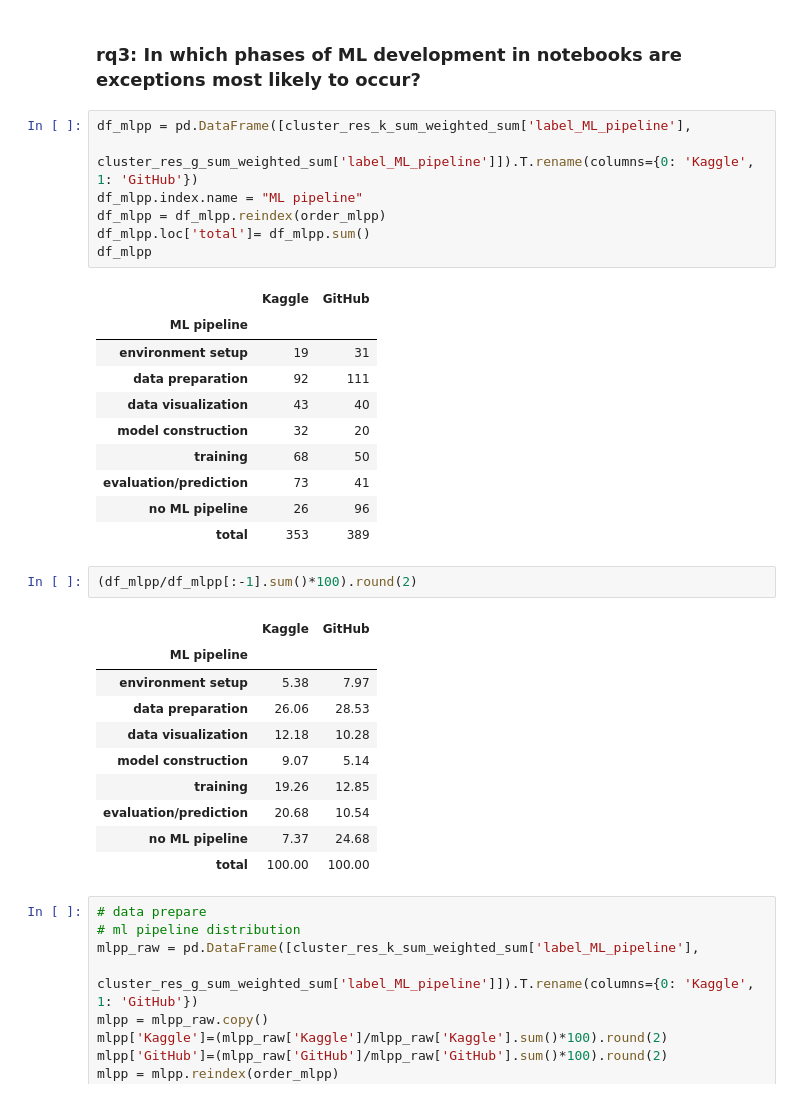
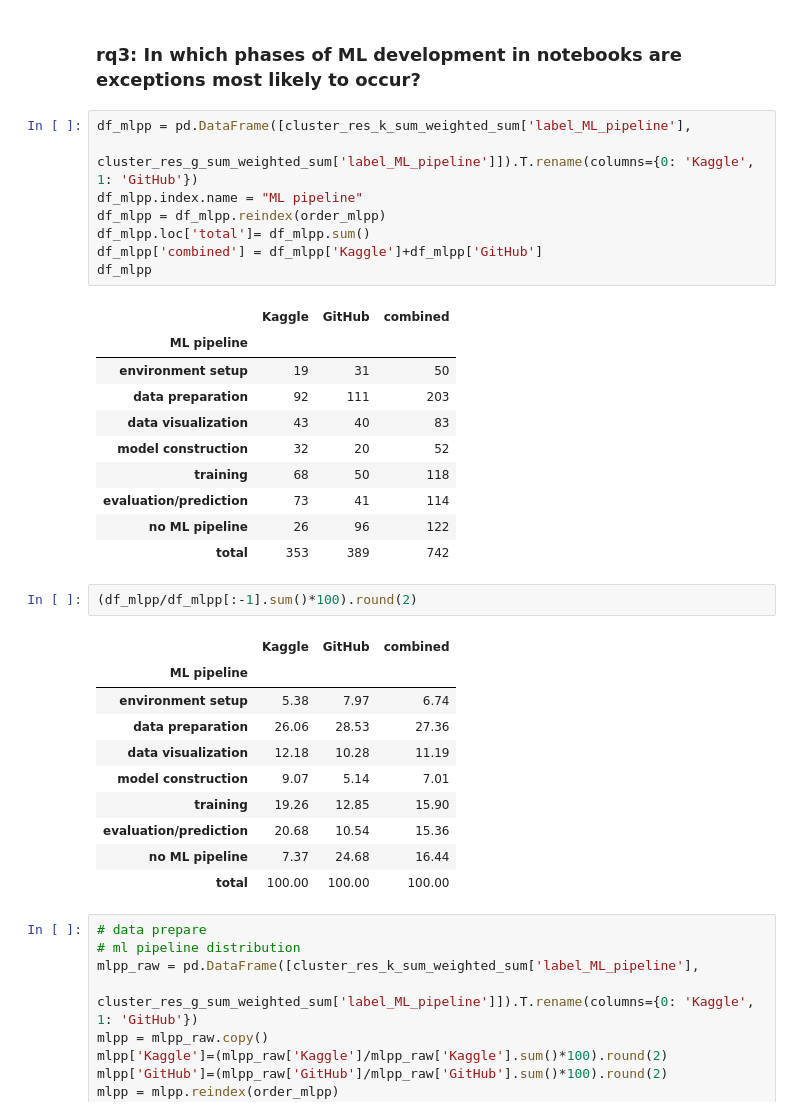
Before and after one commit to PELAB-LiU/jupyter_nbs_empirical, a Jupyter notebook: notebook_error_analysis-manual_labels_plots_rqs.ipynb, the cells around one changed output. Cells and saved outputs as stored; diff of their text form.

```diff
--- a/notebook_error_analysis-manual_labels_plots_rqs.ipynb
+++ b/notebook_error_analysis-manual_labels_plots_rqs.ipynb
@@ -705,34 +705,35 @@ plt.show()
 # %%
 df_mlpp = pd.DataFrame([cluster_res_k_sum_weighted_sum['label_ML_pipeline'],
                      cluster_res_g_sum_weighted_sum['label_ML_pipeline']]).T.rename(columns={0: 'Kaggle', 1: 'GitHub'})
 df_mlpp.index.name = "ML pipeline"
 df_mlpp = df_mlpp.reindex(order_mlpp)
 df_mlpp.loc['total']= df_mlpp.sum()
+df_mlpp['combined'] = df_mlpp['Kaggle']+df_mlpp['GitHub']
 df_mlpp
 # %% [output]
-|  | Kaggle | GitHub |
-| ML pipeline |  |  |
-| environment setup | 19 | 31 |
-| data preparation | 92 | 111 |
-| data visualization | 43 | 40 |
-| model construction | 32 | 20 |
-| training | 68 | 50 |
-| evaluation/prediction | 73 | 41 |
-| no ML pipeline | 26 | 96 |
-| total | 353 | 389 |
+|  | Kaggle | GitHub | combined |
+| ML pipeline |  |  |  |
+| environment setup | 19 | 31 | 50 |
+| data preparation | 92 | 111 | 203 |
+| data visualization | 43 | 40 | 83 |
+| model construction | 32 | 20 | 52 |
+| training | 68 | 50 | 118 |
+| evaluation/prediction | 73 | 41 | 114 |
+| no ML pipeline | 26 | 96 | 122 |
+| total | 353 | 389 | 742 |
 # %%
 (df_mlpp/df_mlpp[:-1].sum()*100).round(2)
 # %% [output]
-|  | Kaggle | GitHub |
-| ML pipeline |  |  |
-| environment setup | 5.38 | 7.97 |
-| data preparation | 26.06 | 28.53 |
-| data visualization | 12.18 | 10.28 |
-| model construction | 9.07 | 5.14 |
-| training | 19.26 | 12.85 |
-| evaluation/prediction | 20.68 | 10.54 |
-| no ML pipeline | 7.37 | 24.68 |
-| total | 100.00 | 100.00 |
+|  | Kaggle | GitHub | combined |
+| ML pipeline |  |  |  |
+| environment setup | 5.38 | 7.97 | 6.74 |
+| data preparation | 26.06 | 28.53 | 27.36 |
+| data visualization | 12.18 | 10.28 | 11.19 |
+| model construction | 9.07 | 5.14 | 7.01 |
+| training | 19.26 | 12.85 | 15.90 |
+| evaluation/prediction | 20.68 | 10.54 | 15.36 |
+| no ML pipeline | 7.37 | 24.68 | 16.44 |
+| total | 100.00 | 100.00 | 100.00 |
 # %%
 # data prepare
 # ml pipeline distribution
```
Also changed, not shown: parts of 5 cells of this notebook.
